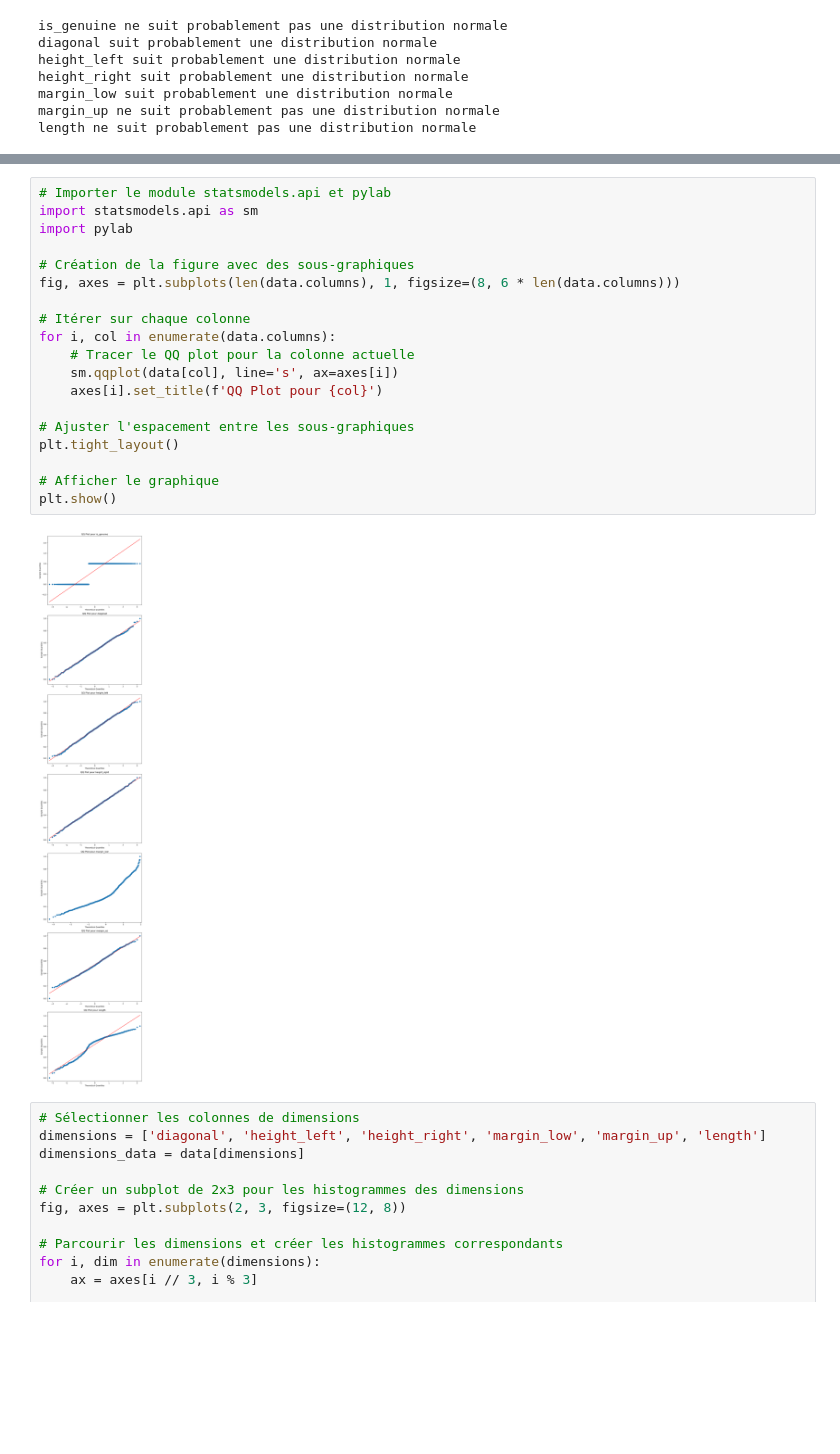
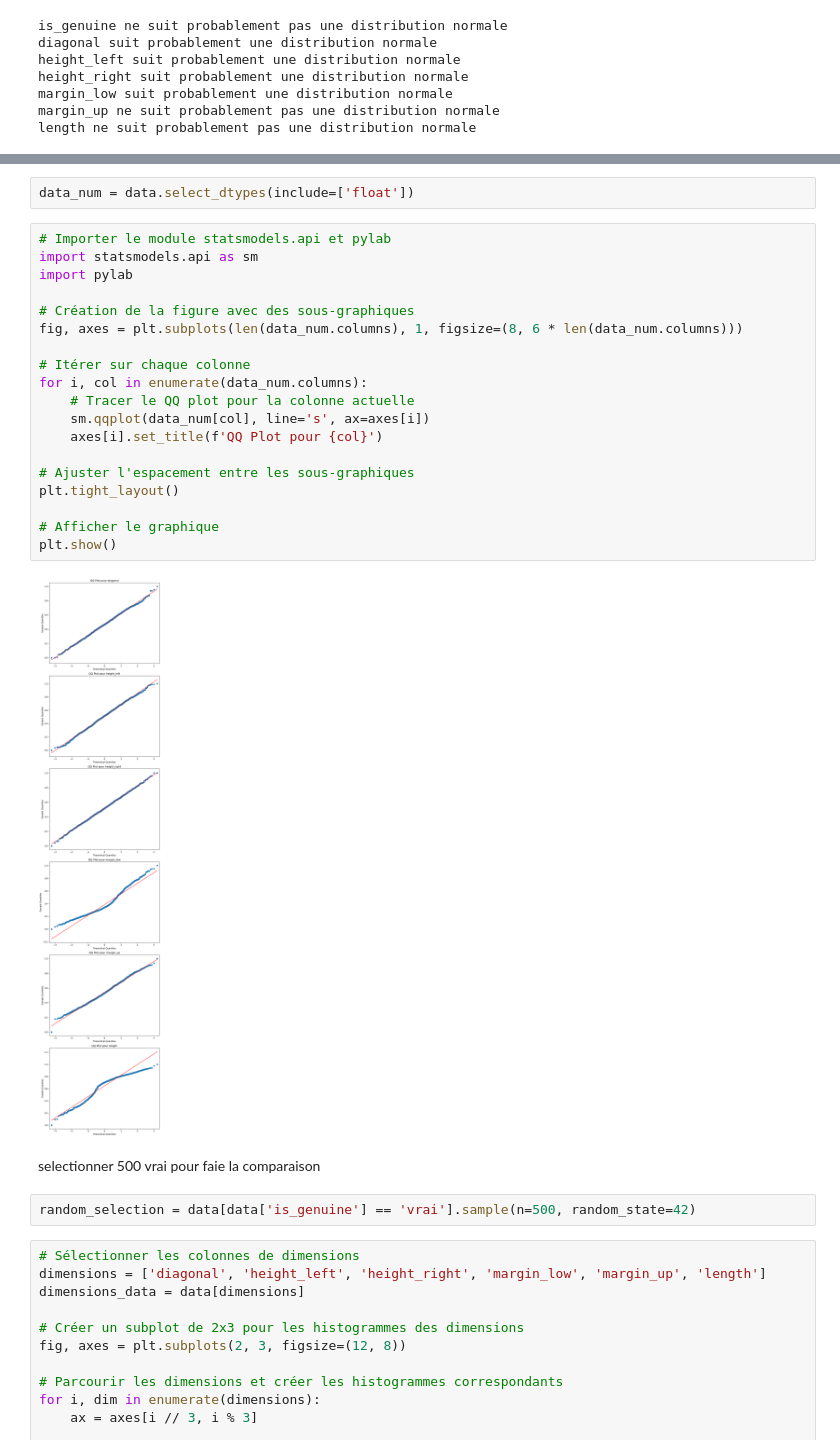
Before and after one commit to AntoineJBQ/P10, a Jupyter notebook: NOTEBOOK/projet10.ipynb, the cells around one changed output, grey strips where cells are left out. Saved outputs shown, nothing was run; the diff lists cells and outputs as text; blank space fills up the shorter version.

Commit message:
Début modif, random et supression de isgenuine

```diff
--- a/NOTEBOOK/projet10.ipynb
+++ b/NOTEBOOK/projet10.ipynb
@@ -563,24 +578,30 @@ length ne suit probablement pas une distribution normale
+# %%
+data_num = data.select_dtypes(include=['float'])
 # %%
 # Importer le module statsmodels.api et pylab
 import statsmodels.api as sm
 import pylab
 
 # Création de la figure avec des sous-graphiques
-fig, axes = plt.subplots(len(data.columns), 1, figsize=(8, 6 * len(data.columns)))
+fig, axes = plt.subplots(len(data_num.columns), 1, figsize=(8, 6 * len(data_num.columns)))
 
 # Itérer sur chaque colonne
-for i, col in enumerate(data.columns):
+for i, col in enumerate(data_num.columns):
     # Tracer le QQ plot pour la colonne actuelle
-    sm.qqplot(data[col], line='s', ax=axes[i])
+    sm.qqplot(data_num[col], line='s', ax=axes[i])
     axes[i].set_title(f'QQ Plot pour {col}')
 
 # Ajuster l'espacement entre les sous-graphiques
 plt.tight_layout()
 
 # Afficher le graphique
 plt.show()
 # %% [output]
-[figure, old version]
+[figure, new version]
+# %% [markdown]
+selectionner 500 vrai pour faie la comparaison
+# %%
+random_selection = data[data['is_genuine'] == 'vrai'].sample(n=500, random_state=42)
 # %%
 # Sélectionner les colonnes de dimensions
 dimensions = ['diagonal', 'height_left', 'height_right', 'margin_low', 'margin_up', 'length']
```
Also changed, not shown: parts of 16 cells of this notebook.
